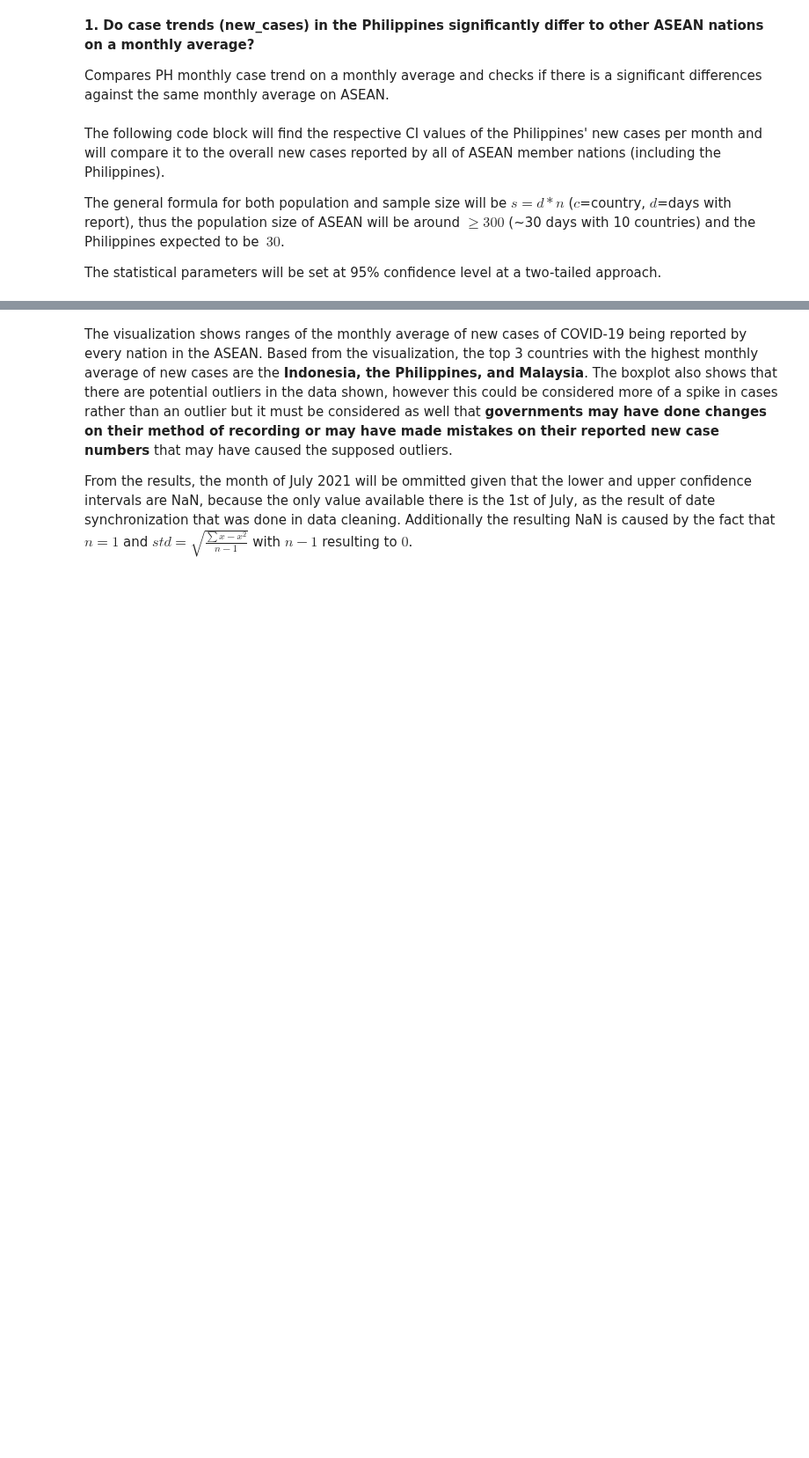
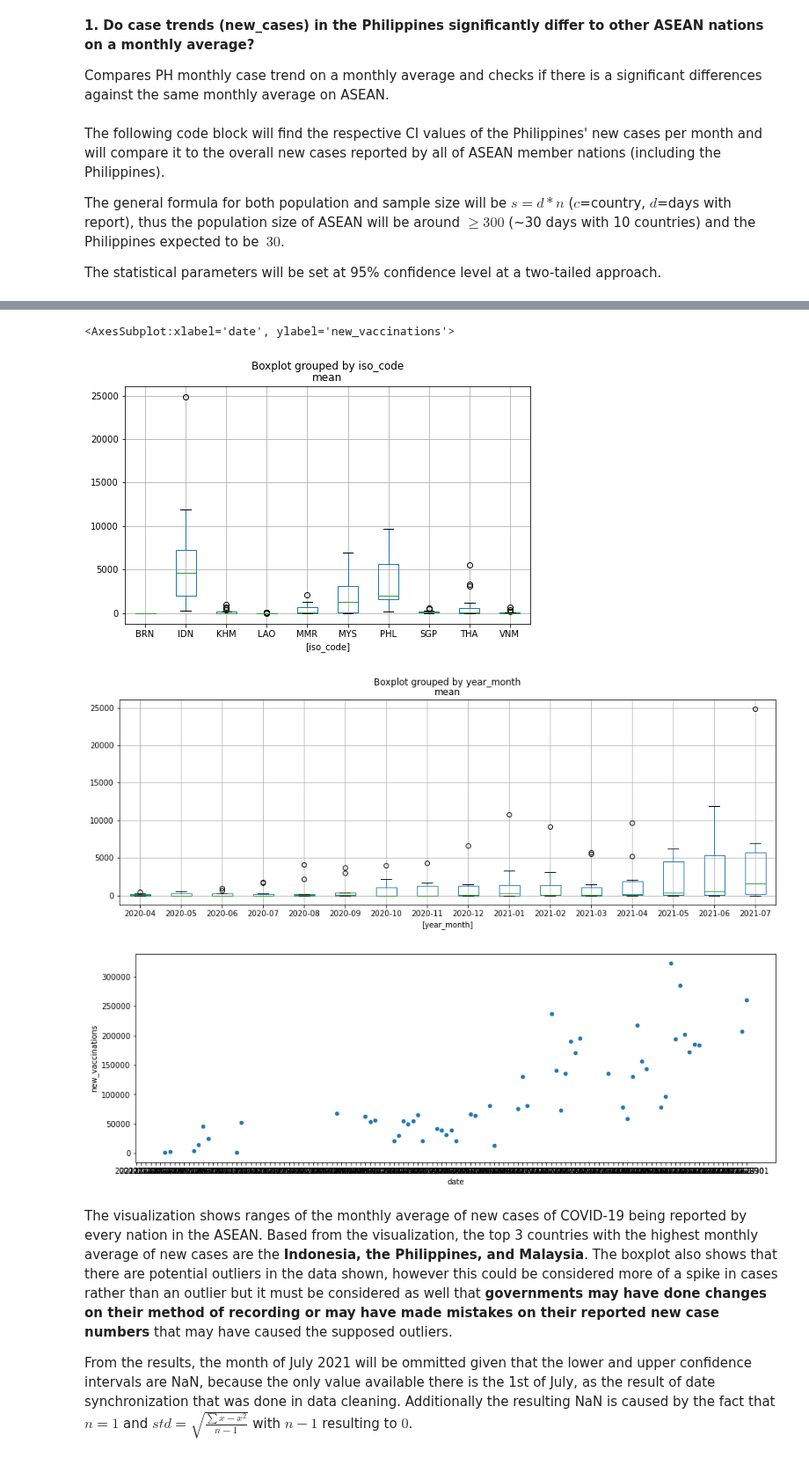
Before and after one commit to jm55/CSMODEL, a Jupyter notebook: COVID-19/COVID_Notebook.ipynb, the cells around one changed output, grey strips where cells are left out. Shown at 88% size. Drawn from its saved outputs; the diff is of its cells as text; code cells hidden in the pictures; blank space fills up the shorter version.

```diff
--- a/COVID-19/COVID_Notebook.ipynb
+++ b/COVID-19/COVID_Notebook.ipynb
@@ -317,14 +317,15 @@ def findMonthlyNewCases(df,grouping,mode,asDataFrame): #REFACTORED CODE BY JASON
     else:
         return list
 
+#Add 'year_month' directly to covid_df and ph_df
+covid_df['year_month'] = covid_df['date'].str[:7]
+ph_df['year_month'] = ph_df['date'].str[:7]
+
 #Add a "year_month" column based on "date" column
 df_indiv_monthly_totals = findMonthlyNewCases(covid_df,['iso_code','year_month'],['sum','mean','std'],True)
 df_ph_monthly_totals = findMonthlyNewCases(ph_df,['iso_code','year_month'],['sum','mean','std'],True)
 
 print("df_indiv_monthly_totals:\n",df_indiv_monthly_totals,"\n")
-
-df_indiv_monthly_totals.boxplot("mean", by=["iso_code",], figsize=(8,5),autorange=True)
-df_indiv_monthly_totals.boxplot("mean", by=["year_month",], figsize=(15,5),autorange=True)
 # %% [output]
 df_indiv_monthly_totals:
      iso_code year_month     sum        mean         std
@@ -347,3 +345,13 @@ df_indiv_monthly_totals:
+# %%
+#VISUALIZATIONS
+df_indiv_monthly_totals.boxplot("mean", by=["iso_code",], figsize=(8,5),autorange=True) #new_cases mean per iso_code
+df_indiv_monthly_totals.boxplot("mean", by=["year_month",], figsize=(15,5),autorange=True)#new_cases mean per year_month
+ph_df.plot.scatter('date','new_vaccinations',figsize=(15,5),ylabel='new_vaccinations',xlabel='date')
+# %% [output]
+<AxesSubplot:xlabel='date', ylabel='new_vaccinations'>
+[figure, added]
+[figure, added]
+[figure, added]
 # %% [markdown]
 The visualization shows ranges of the monthly average of new cases of COVID-19 being reported by every nation in the ASEAN. Based from the visualization, the top 3 countries with the highest monthly average of new cases are the **Indonesia, the Philippines, and Malaysia**. The boxplot also shows that there are potential outliers in the data shown, however this could be considered more of a spike in cases rather than an outlier but it must be considered as well that **governments may have done changes on their method of recording or may have made mistakes on their reported new case numbers** that may have caused the supposed outliers.
 
```
Also changed, not shown: parts of 1 cell of this notebook.
